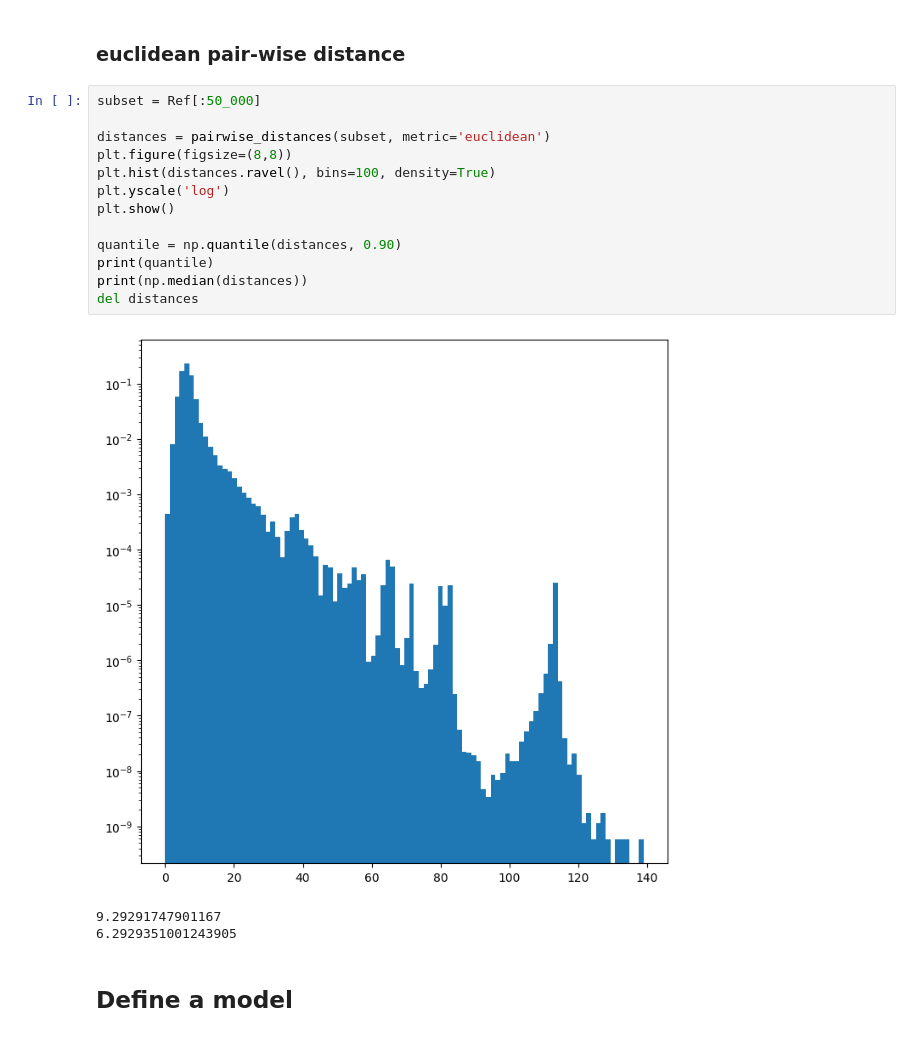
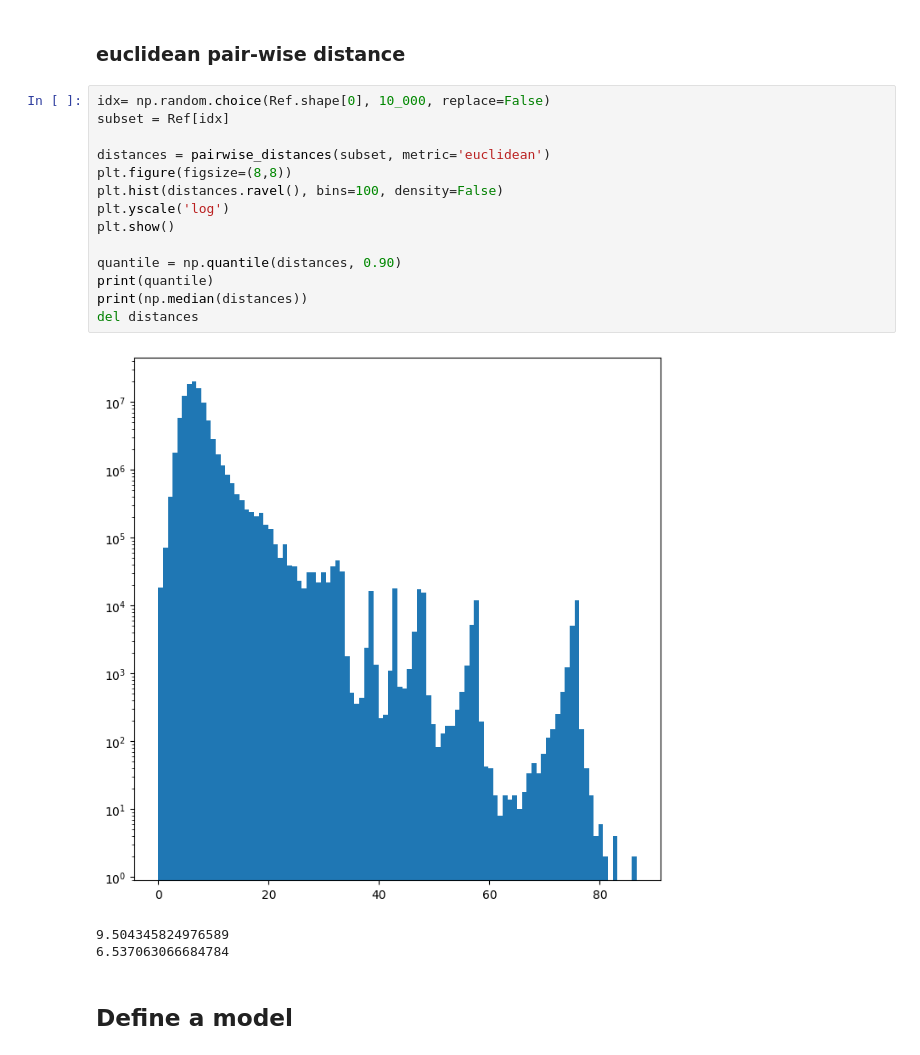
Before and after one commit to PietroCappelli/NPLM-Falkon, a Jupyter notebook: creditcard_study/dataset_study.ipynb, the cells around one changed output. Cells and saved outputs as stored; diff of their text form.

```diff
--- a/creditcard_study/dataset_study.ipynb
+++ b/creditcard_study/dataset_study.ipynb
@@ -66,22 +71,23 @@ feature data shape:      (492, 30)
 # %% [markdown]
 ### euclidean pair-wise distance
 # %%
-subset = Ref[:50_000]
+idx= np.random.choice(Ref.shape[0], 10_000, replace=False)
+subset = Ref[idx]
 
 distances = pairwise_distances(subset, metric='euclidean')
 plt.figure(figsize=(8,8))
-plt.hist(distances.ravel(), bins=100, density=True)
+plt.hist(distances.ravel(), bins=100, density=False)
 plt.yscale('log')
 plt.show()
 
 quantile = np.quantile(distances, 0.90)
 print(quantile)
 print(np.median(distances))
 del distances
 # %% [output]
-[figure, old version]
+[figure, new version]
-9.29291747901167
-6.2929351001243905
+9.504345824976589
+6.537063066684784
 # %% [markdown]
 ## Define a model
 # %%
```
Also changed, not shown: parts of 24 cells of this notebook.
